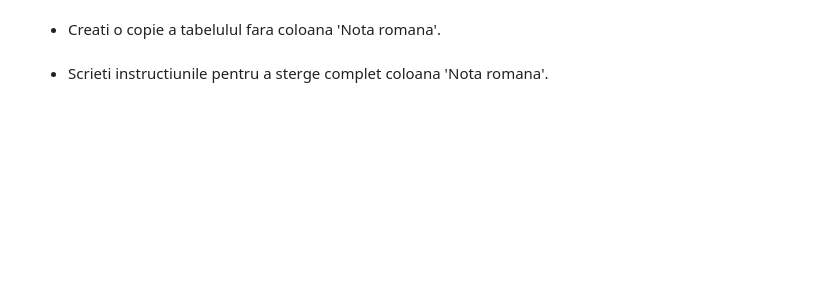
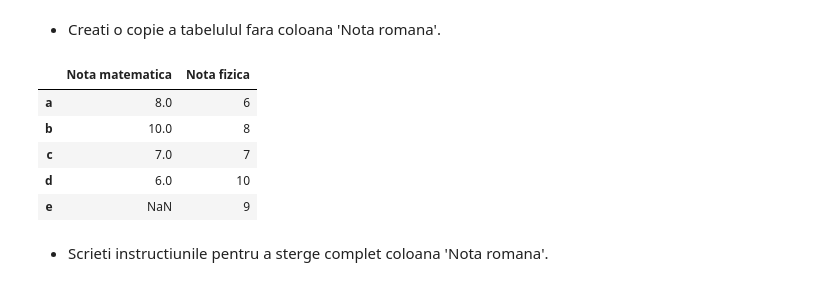
Before and after one commit to armync/ArminC-UTM-Info, a Jupyter notebook: Master/Anul 1/Semestrul 2/Tehnici de colectare si manipulare date/Curs 2/Lucru/pandas/Exercitii.ipynb, the cells around one changed output. Cells and saved outputs as stored; diff of their text form; code cells hidden in the pictures; blank space fills up the shorter version.

```diff
--- a/Master/Anul 1/Semestrul 2/Tehnici de colectare si manipulare date/Curs 2/Lucru/pandas/Exercitii.ipynb
+++ b/Master/Anul 1/Semestrul 2/Tehnici de colectare si manipulare date/Curs 2/Lucru/pandas/Exercitii.ipynb
@@ -833,2 +1007,12 @@ df_4
+# %%
+df_ex4_copie = df_ex4.drop(columns=['Nota romana'])
+df_ex4_copie
+# %% [output]
+|  | Nota matematica | Nota fizica |
+| a | 8.0 | 6 |
+| b | 10.0 | 8 |
+| c | 7.0 | 7 |
+| d | 6.0 | 10 |
+| e | NaN | 9 |
 # %% [markdown]
 + Scrieti instructiunile pentru a sterge complet coloana 'Nota romana'.
```
Also changed, not shown: parts of 54 cells of this notebook, 26 other files.
